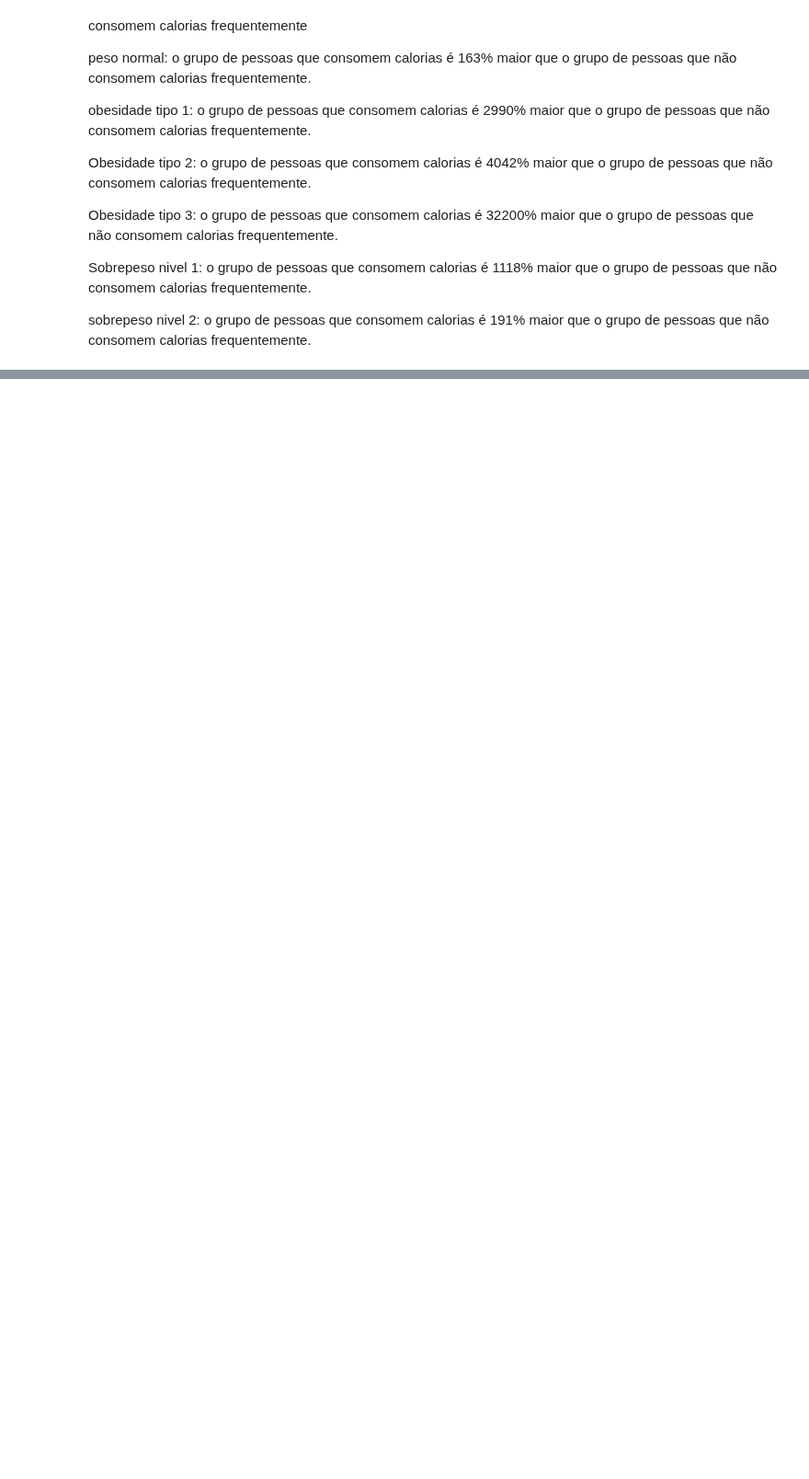
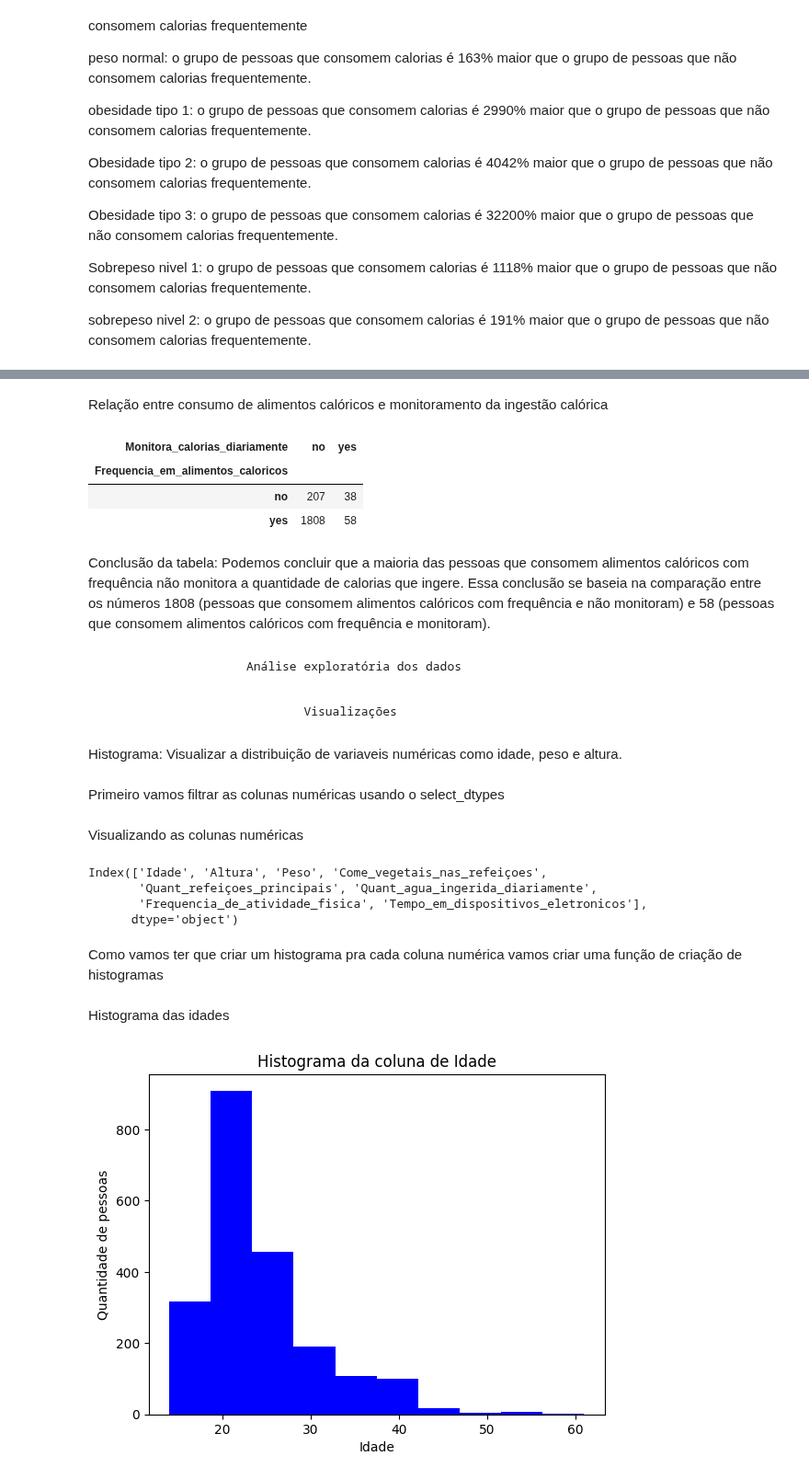
Before and after one commit to caikedomingues/Analise-de-dados-sobre-obesidade, a Jupyter notebook: Analise_Obesidade.ipynb, the cells around one changed output, grey strips where cells are left out. Shown at 92% size. Drawn from its saved outputs; the diff is of its cells as text; code cells hidden in the pictures; blank space fills up the shorter version.

Commit message:
Terceira parte do projeto de analise de dados sobre obesidade
inicio da criação e análise dos histogramas

```diff
--- a/Analise_Obesidade.ipynb
+++ b/Analise_Obesidade.ipynb
@@ -603,0 +636,61 @@ consomem calorias frequentemente.
+# %% [markdown]
+Relação entre consumo de alimentos calóricos e monitoramento da ingestão calórica
+# %%
+# Chamada da função de tabelas cruzadas
+
+tabela_cruzada('Frequencia_em_alimentos_caloricos', 'Monitora_calorias_diariamente')
+# %% [output]
+| Monitora_calorias_diariamente | no | yes |
+| Frequencia_em_alimentos_caloricos |  |  |
+| no | 207 | 38 |
+| yes | 1808 | 58 |
+# %% [markdown]
+Conclusão da tabela: Podemos concluir que a maioria das pessoas que consomem alimentos calóricos com frequência não monitora a quantidade de calorias que ingere. Essa conclusão se baseia na comparação entre os números 1808 (pessoas que consomem alimentos calóricos com frequência e não monitoram) e 58 (pessoas que consomem alimentos calóricos com frequência e monitoram).
+# %% [markdown]
+                        Análise exploratória dos dados
+# %% [markdown]
+                                Visualizações
+# %% [markdown]
+Histograma: Visualizar a distribuição de variaveis numéricas como idade, peso e altura.
+# %% [markdown]
+Primeiro vamos filtrar as colunas numéricas usando o select_dtypes
+# %%
+colunas_numericas = base_dados.select_dtypes(include=[int, float])
+# %% [markdown]
+Visualizando as colunas numéricas
+# %%
+colunas_numericas.columns
+# %% [output]
+Index(['Idade', 'Altura', 'Peso', 'Come_vegetais_nas_refeiçoes',
+       'Quant_refeiçoes_principais', 'Quant_agua_ingerida_diariamente',
+       'Frequencia_de_atividade_fisica', 'Tempo_em_dispositivos_eletronicos'],
+      dtype='object')
+# %% [markdown]
+Como vamos ter que criar um histograma pra cada coluna numérica vamos criar uma função de criação de histogramas
+# %%
+def criar_histograma(coluna, cor_da_barra):
+
+    # Ira criar o titulo do gráfico
+   plt.title(f'Histograma da coluna de {coluna}')
+
+    # Ira definir o rótulo do eixo x
+   plt.xlabel(f'{coluna}')
+
+    # Irá definir o rótulo do eixo y
+   plt.ylabel('Quantidade de pessoas')
+
+    # função do matplotlib que irá constriur o gráfico de
+    # histograma, a função irá receber como parametro 2
+    # Valores, a base de dados analisada e a coluna
+    # que irá ocupar o eixo x. O color irá definir a
+    # cor do gráfico de barras
+   plt.hist(data=colunas_numericas, x=coluna, color=cor_da_barra)
+
+    # Ira exibir o gráfico no terminal
+   plt.show()
+# %% [markdown]
+Histograma das idades
+# %%
+criar_histograma('Idade', 'blue')
+# %% [output]
+[figure, added]
```
Also changed, not shown: parts of 8 cells of this notebook.
